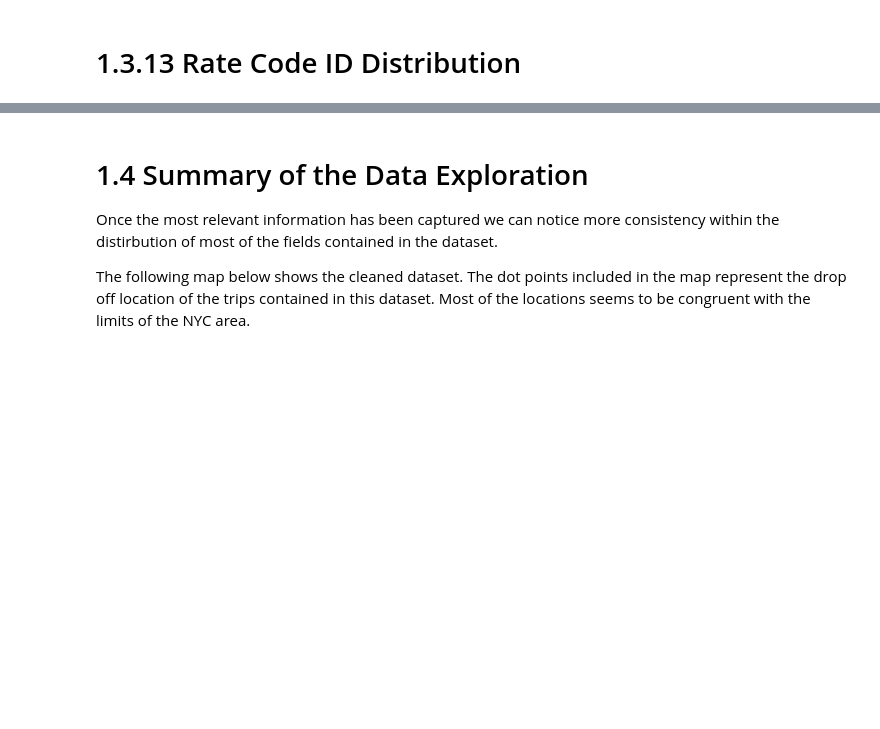
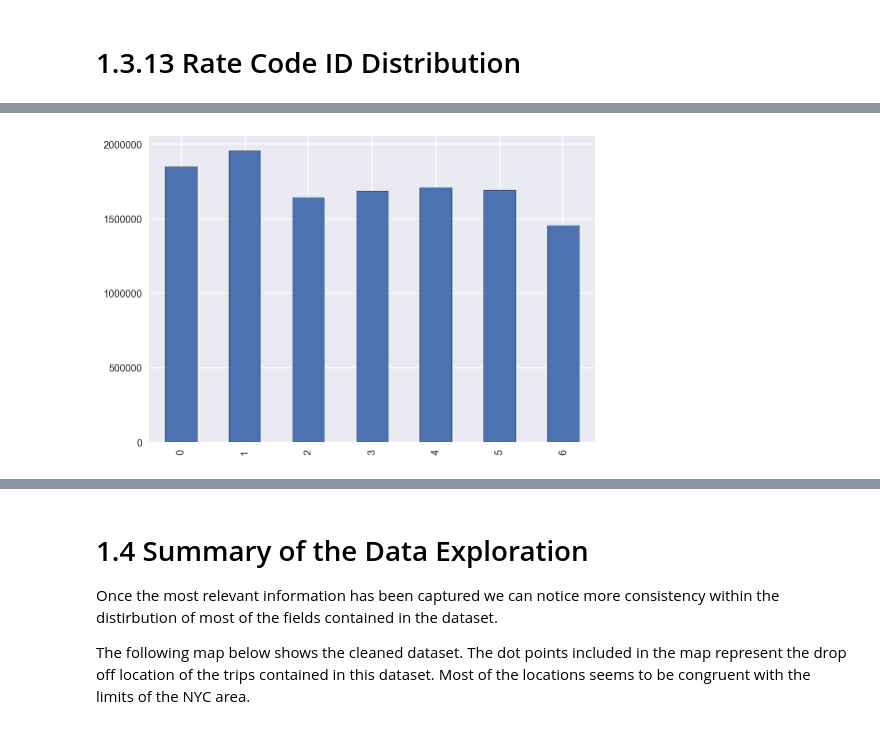
Before and after one commit to Riccocez/NYC-Taxi-Tips, a Jupyter notebook: 1. Analysis & Planning Stage.ipynb, the cells around one changed output, grey strips where cells are left out. Drawn from its saved outputs; the diff is of its cells as text; code cells hidden in the pictures; blank space fills up the shorter version.

```diff
--- a/1. Analysis & Planning Stage.ipynb
+++ b/1. Analysis & Planning Stage.ipynb
@@ -405,0 +418,6 @@ Trips filtered:  172
+# %%
+dt_index = pd.DatetimeIndex(rateid_data['tpep_pickup_datetime'])
+# %%
+rateid_data.groupby(dt_index.weekday).size().plot(kind='bar')
+# %% [output]
+[figure, added]
```
Also changed, not shown: parts of 15 cells of this notebook, 1 other file.
